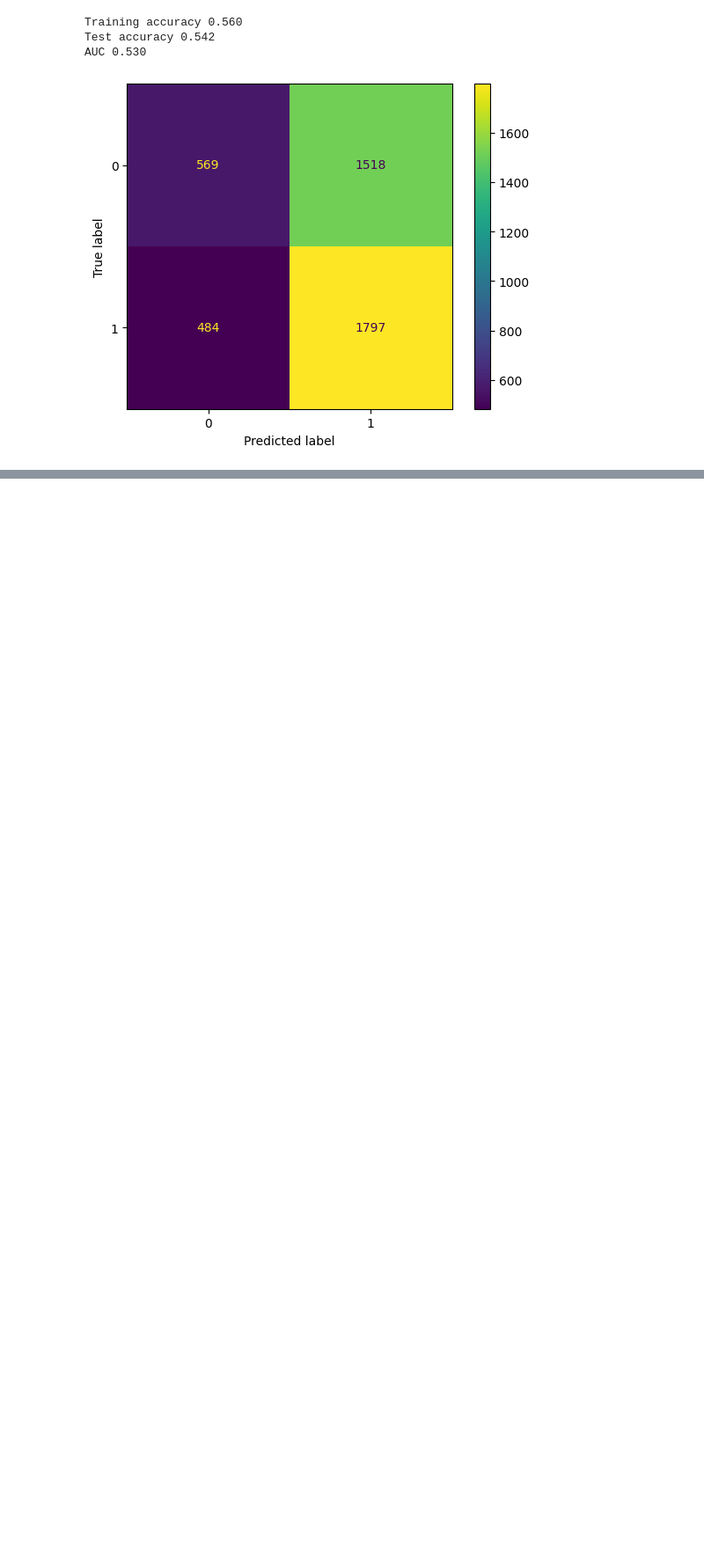
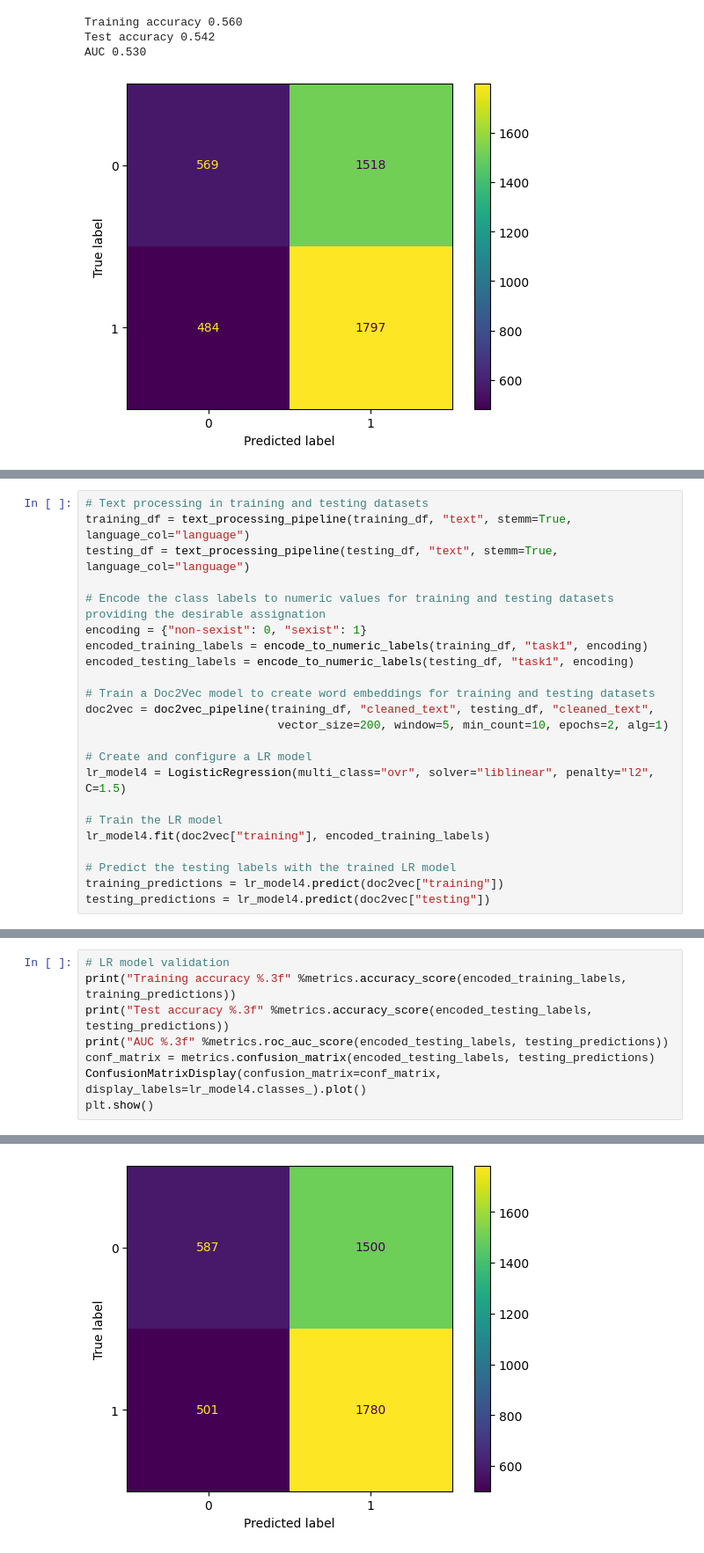
Before and after one commit to lidiasm/DATCOM-TFM, a Jupyter notebook: notebooks/lr_models.ipynb, the cells around one changed output, grey strips where cells are left out. Shown at 88% size. Saved outputs shown, nothing was run; the diff lists cells and outputs as text; blank space fills up the shorter version.

```diff
--- a/notebooks/lr_models.ipynb
+++ b/notebooks/lr_models.ipynb
@@ -277,0 +284,23 @@ AUC 0.530
+# %%
+# Text processing in training and testing datasets
+training_df = text_processing_pipeline(training_df, "text", stemm=True, language_col="language")
+testing_df = text_processing_pipeline(testing_df, "text", stemm=True, language_col="language")
+
+# Encode the class labels to numeric values for training and testing datasets providing the desirable assignation
+encoding = {"non-sexist": 0, "sexist": 1}
+encoded_training_labels = encode_to_numeric_labels(training_df, "task1", encoding)
+encoded_testing_labels = encode_to_numeric_labels(testing_df, "task1", encoding)
+
+# Train a Doc2Vec model to create word embeddings for training and testing datasets
+doc2vec = doc2vec_pipeline(training_df, "cleaned_text", testing_df, "cleaned_text",
+                            vector_size=200, window=5, min_count=10, epochs=2, alg=1)
+
+# Create and configure a LR model
+lr_model4 = LogisticRegression(multi_class="ovr", solver="liblinear", penalty="l2", C=1.5)
+
+# Train the LR model
+lr_model4.fit(doc2vec["training"], encoded_training_labels)
+
+# Predict the testing labels with the trained LR model
+training_predictions = lr_model4.predict(doc2vec["training"])
+testing_predictions = lr_model4.predict(doc2vec["testing"])
@@ -277,0 +319,9 @@ AUC 0.530
+# %%
+# LR model validation
+print("Training accuracy %.3f" %metrics.accuracy_score(encoded_training_labels, training_predictions))
+print("Test accuracy %.3f" %metrics.accuracy_score(encoded_testing_labels, testing_predictions))
+print("AUC %.3f" %metrics.roc_auc_score(encoded_testing_labels, testing_predictions))
+conf_matrix = metrics.confusion_matrix(encoded_testing_labels, testing_predictions)
+ConfusionMatrixDisplay(confusion_matrix=conf_matrix, display_labels=lr_model4.classes_).plot()
+plt.show()
+# %% [output]
@@ -277,0 +331 @@ AUC 0.530
+[figure, added]
```
Also changed, not shown: parts of 4 cells of this notebook.
